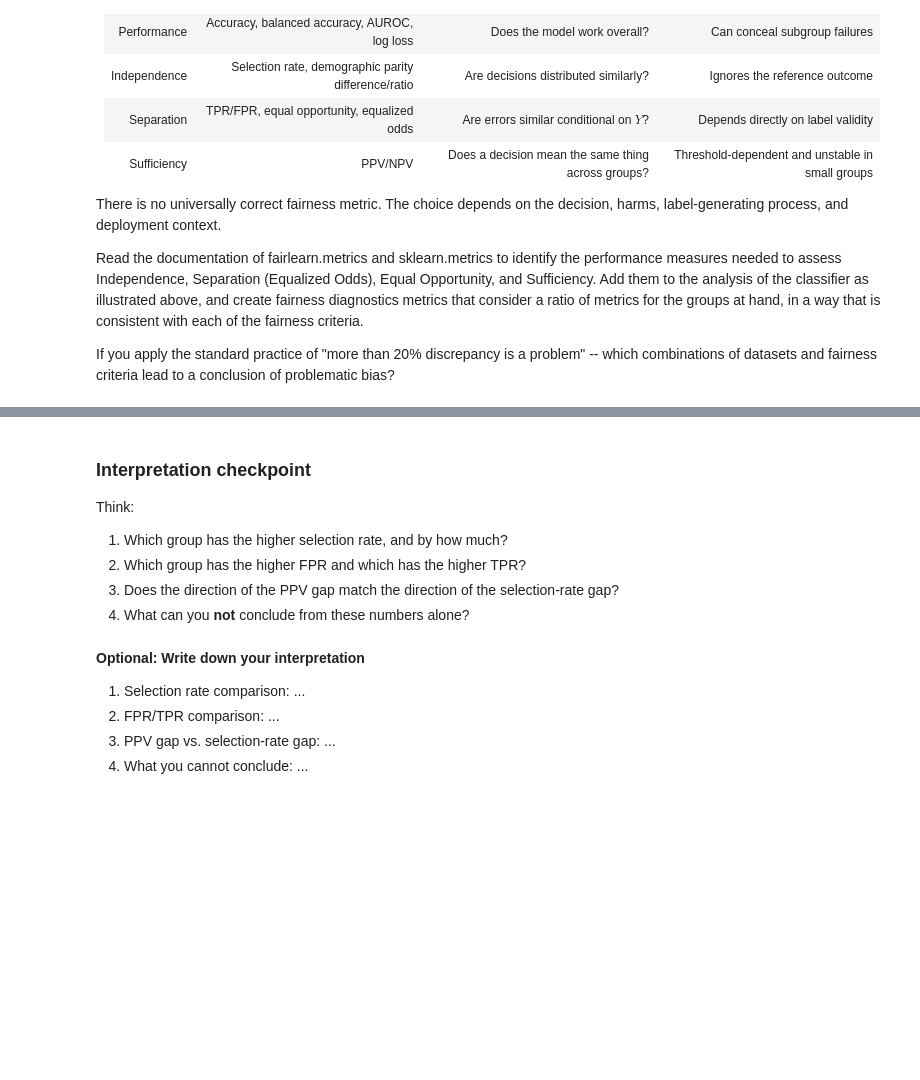
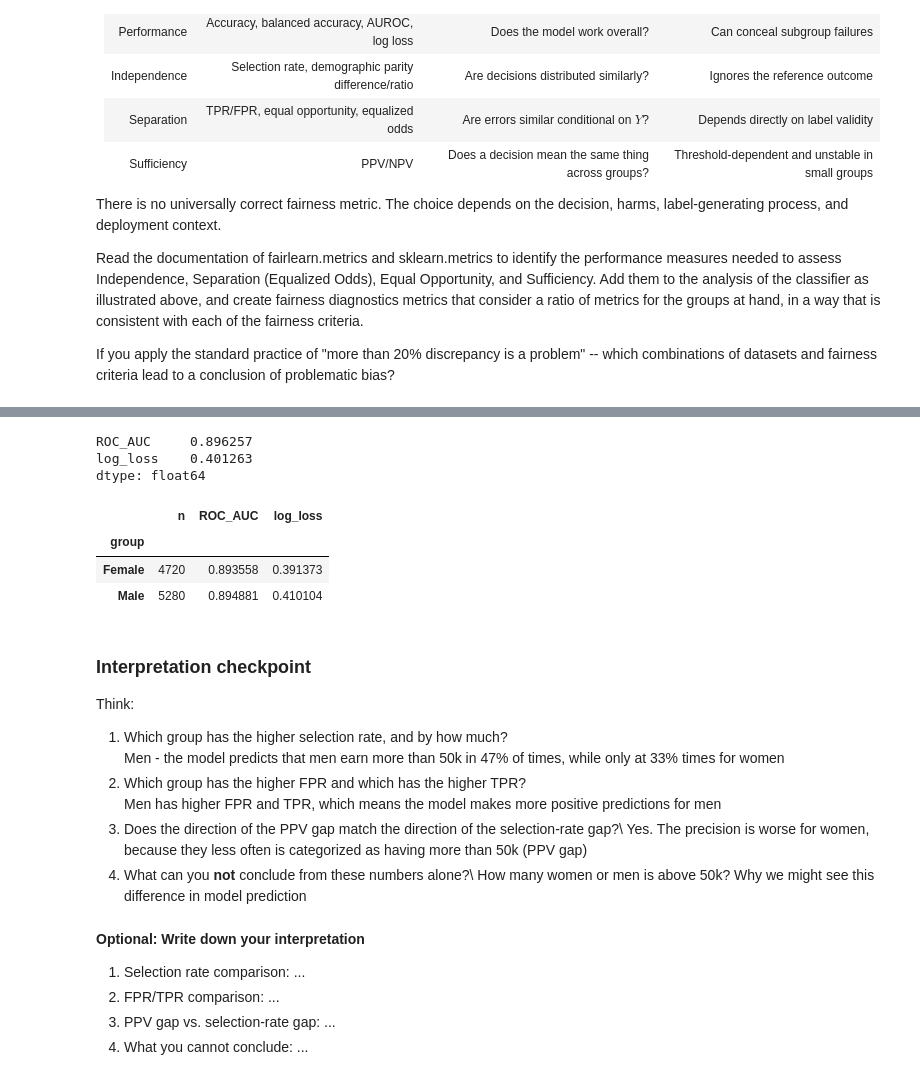
Before and after one commit to bellaVbsVbee/RAI, a Jupyter notebook: Project1/Week1_Guided_Fairness_Metrics_ACSIncome.ipynb, the cells around one changed output, grey strips where cells are left out. Cells and saved outputs as stored; diff of their text form; code cells hidden in the pictures; blank space fills up the shorter version.

```diff
--- a/Project1/Week1_Guided_Fairness_Metrics_ACSIncome.ipynb
+++ b/Project1/Week1_Guided_Fairness_Metrics_ACSIncome.ipynb
@@ -210,29 +286,41 @@ display(fairness_summary)
 # %%
-raise NotImplementedError("TODO: calculate the overall probability metrics")
+# raise NotImplementedError("TODO: calculate the overall probability metrics")
 overall_probability_metrics = pd.Series({
-    "ROC_AUC": None,
-    "log_loss": None
+    "ROC_AUC": roc_auc_score(y_val, val_score),
+    "log_loss": log_loss(y_val, val_score)
 })
 display(overall_probability_metrics)
 
 prob_rows = []
 for g in A_val.unique():
     m = A_val.eq(g).to_numpy()
     prob_rows.append({
         "group": g, "n": m.sum(),
         "ROC_AUC": roc_auc_score(y_val[m], val_score[m]),
         "log_loss": log_loss(y_val[m], val_score[m])
     })
 display(pd.DataFrame(prob_rows).set_index("group"))
+# %% [output]
+ROC_AUC     0.896257
+log_loss    0.401263
+dtype: float64
+|  | n | ROC_AUC | log_loss |
+| group |  |  |  |
+| Female | 4720 | 0.893558 | 0.391373 |
+| Male | 5280 | 0.894881 | 0.410104 |
 # %% [markdown]
 ### Interpretation checkpoint
 
 Think:
 
-1. Which group has the higher selection rate, and by how much?
-2. Which group has the higher FPR and which has the higher TPR?
-3. Does the direction of the PPV gap match the direction of the selection-rate gap?
-4. What can you **not** conclude from these numbers alone?
+1. Which group has the higher selection rate, and by how much?\
+Men - the model predicts that men earn more than 50k in 47% of times, while only at 33% times for women
+2. Which group has the higher FPR and which has the higher TPR?\
+Men has higher FPR and TPR, which means the model makes more positive predictions for men
+3. Does the direction of the PPV gap match the direction of the selection-rate gap?\
+Yes. The precision is worse for women, because they less often is categorized as having more than 50k (PPV gap)
+4. What can you **not** conclude from these numbers alone?\
+How many women or men is above 50k? Why we might see this difference in model prediction
 # %% [markdown]
 **Optional: Write down your interpretation**
 1. Selection rate comparison: ...
```
Also changed, not shown: parts of 12 cells of this notebook, 1 other file.
